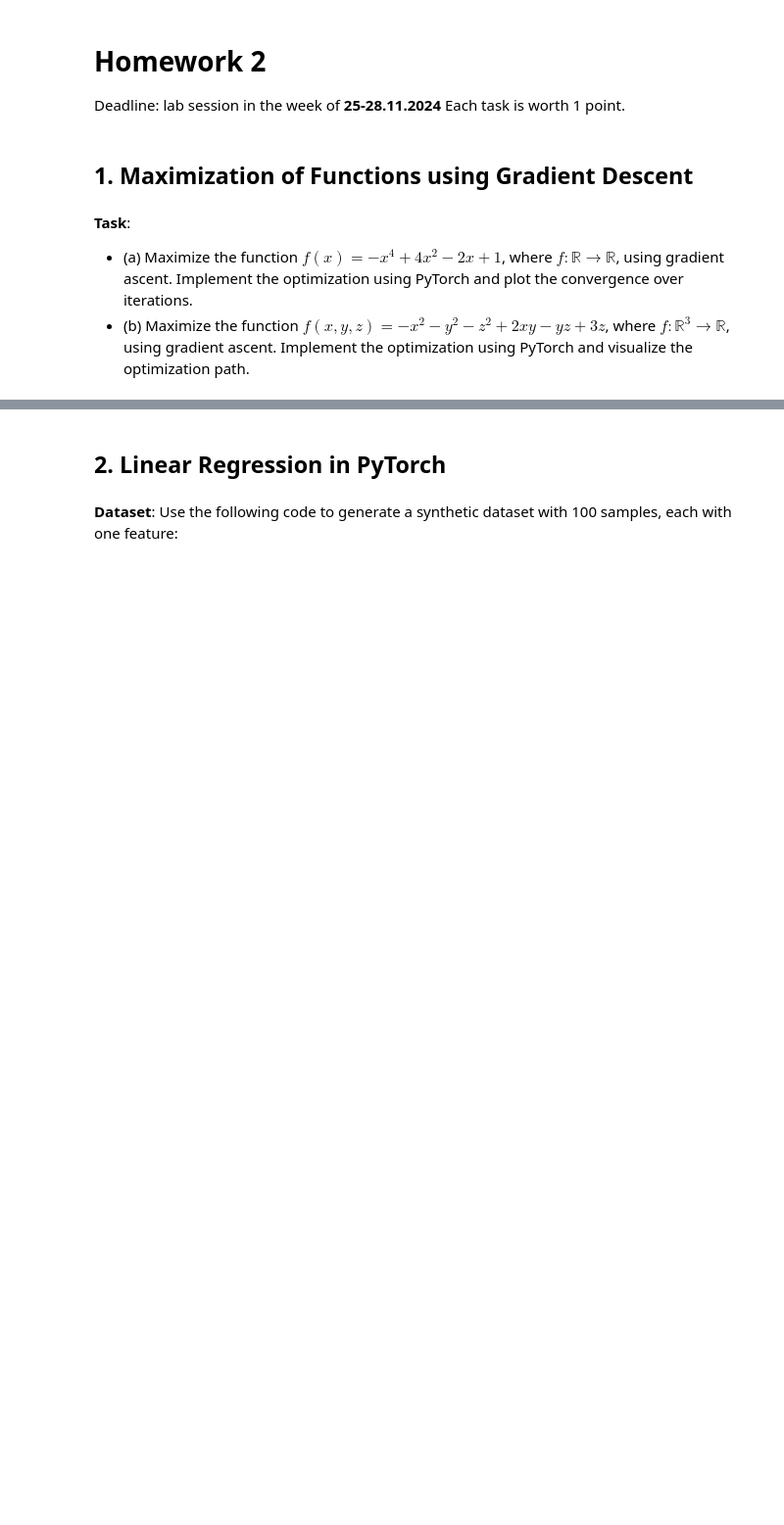
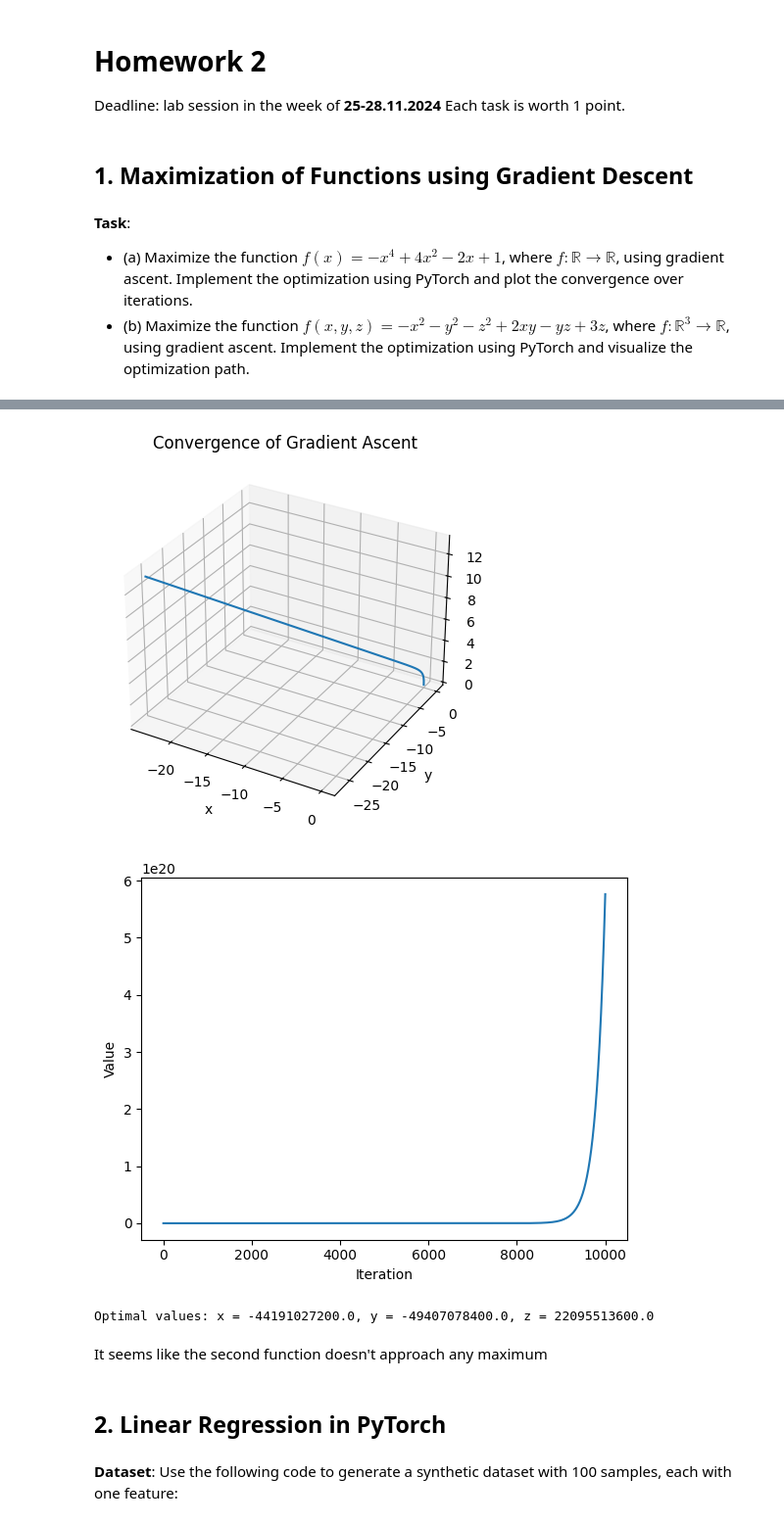
Before and after one commit to mckk12/University, a Jupyter notebook: ML/Homework2/homework_2.ipynb, the cells around one changed output, grey strips where cells are left out. Shown: that part at 98% size. Cells and saved outputs as stored; diff of their text form; code cells hidden in the pictures; blank space fills up the shorter version.

```diff
--- a/ML/Homework2/homework_2.ipynb
+++ b/ML/Homework2/homework_2.ipynb
@@ -74,3 +47,39 @@ plt.show()
+# %%
+iter = 10000
+learningRate = 0.01
+
+x = torch.tensor([0.0], requires_grad=True)
+y = torch.tensor([0.0], requires_grad=True)
+z = torch.tensor([0.0], requires_grad=True)
+
+conv = [[x.item()], [y.item()], [z.item()]]
+optimizer = torch.optim.SGD([x, y, z], lr=learningRate, maximize=True)
+
+for _ in range(iter):
+    optimizer.zero_grad()
+    loss = f2(x, y, z)
+    loss.backward()
+    optimizer.step()
+    conv[0].append(x.item())
+    conv[1].append(y.item())
+    conv[2].append(z.item())
+
+limit = 1000
+plt.figure().add_subplot(111, projection='3d').plot(conv[0][:limit], conv[1][:limit], conv[2][:limit])
+plt.xlabel('x'), plt.ylabel('y')
+plt.title('Convergence of Gradient Ascent')
+plt.show()
+plt.plot(range(iter+1), [f2(conv[0][i], conv[1][i], conv[2][i]) for i in range(iter+1)])
+plt.xlabel('Iteration')
+plt.ylabel('Value')
+plt.show()
+print(f'Optimal values: x = {x.item()}, y = {y.item()}, z = {z.item()}')
+# %% [output]
+[figure, added]
+[figure, added]
+Optimal values: x = -44191027200.0, y = -49407078400.0, z = 22095513600.0
+# %% [markdown]
+It seems like the second function doesn't approach any maximum
 # %% [markdown]
 ## 2. Linear Regression in PyTorch
 # %% [markdown]
```
Also changed, not shown: parts of 13 cells of this notebook.
